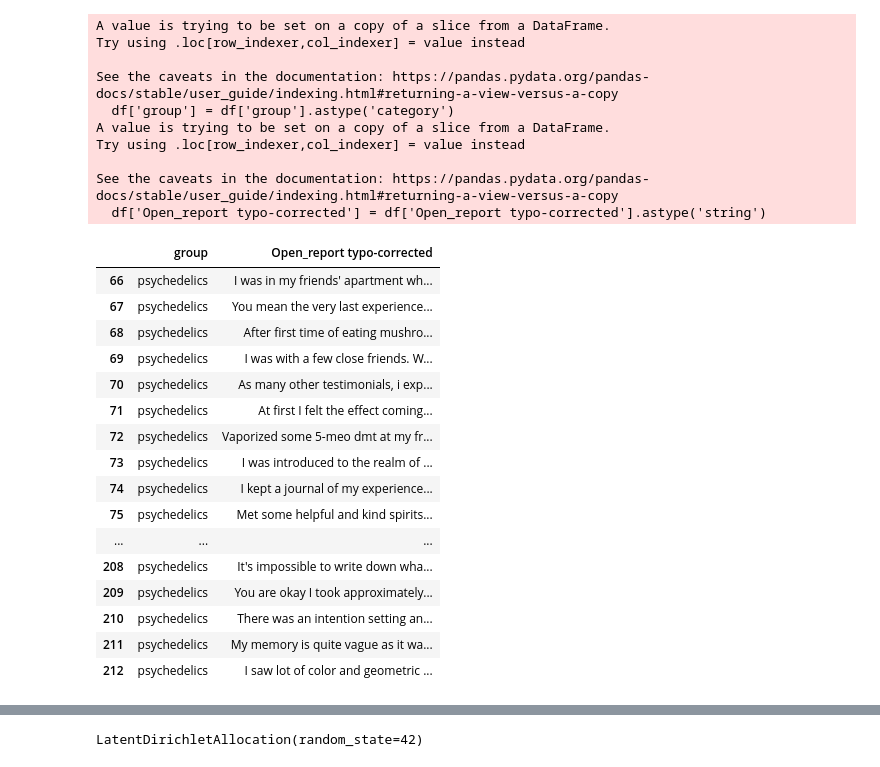
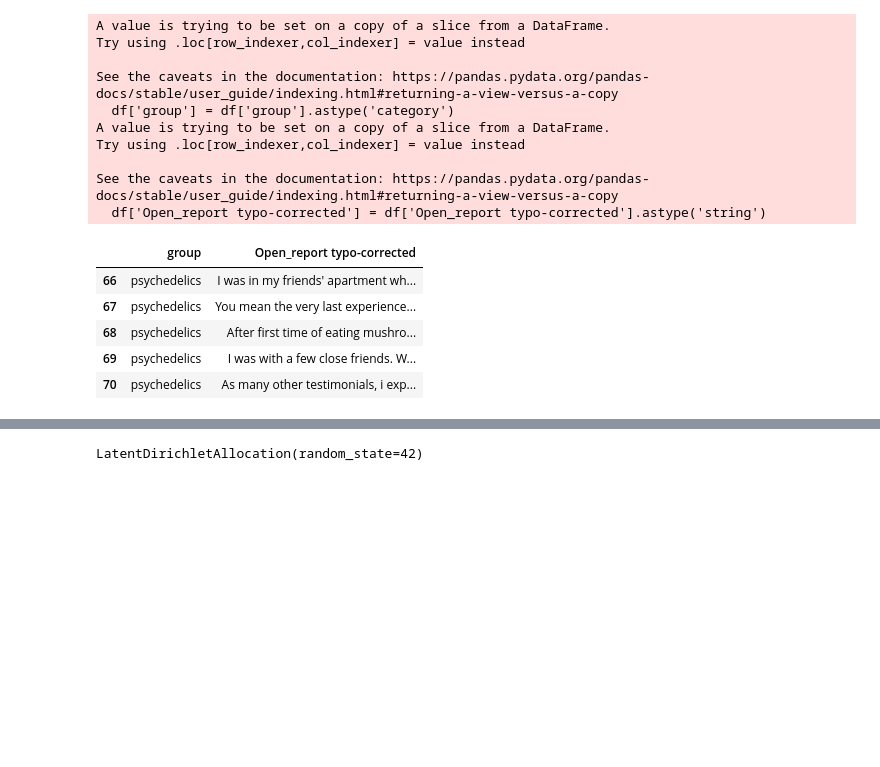
Before and after one commit to konstakm/psychedelics_vs_meditation_nlp, a Jupyter notebook: thesis analysis.ipynb, the cells around one changed output, grey strips where cells are left out. Saved outputs shown, nothing was run; the diff lists cells and outputs as text; code cells hidden in the pictures; blank space fills up the shorter version.

```diff
--- a/thesis analysis.ipynb
+++ b/thesis analysis.ipynb
@@ -185,7 +161,7 @@ lda_model.show_topics()
 # %% [markdown]
 # New round with spell-corrected data including sentiment analysis
 # %%
-df = pd.read_csv('Thesis_ Fixing typos for aggregated survey data (latest version) - Sheet1.csv')
+df = pd.read_csv('survey data.csv')
 
 df
 # %% [output]
@@ -253,31 +230,19 @@ Try using .loc[row_indexer,col_indexer] = value instead
 See the caveats in the documentation: https://pandas.pydata.org/pandas-docs/stable/user_guide/indexing.html#returning-a-view-versus-a-copy
   df['Open_report typo-corrected'] = df['Open_report typo-corrected'].astype('string')
 # %%
-# Differentiating between the psychedelics and meditation groups
+# Creating separate dataframes for psychedelics and meditation groups
 
 psyke = df[df['group']=='psychedelics']
-#psyke['Open_report'] = psyke['Open_report'].astype(str)
 
 medi = df[df['group']=='meditation']
-#medi['Open_report'] = medi['Open_report'].astype(str)
 
-psyke
+
+psyke.head(5)
 # %% [output]
 |  | group | Open_report typo-corrected |
 | 66 | psychedelics | I was in my friends' apartment wh... |
 | 67 | psychedelics | You mean the very last experience... |
 | 68 | psychedelics | After first time of eating mushro... |
 | 69 | psychedelics | I was with a few close friends. W... |
 | 70 | psychedelics | As many other testimonials, i exp... |
-| 71 | psychedelics | At first I felt the effect coming... |
-| 72 | psychedelics | Vaporized some 5-meo dmt at my fr... |
-| 73 | psychedelics | I was introduced to the realm of ... |
-| 74 | psychedelics | I kept a journal of my experience... |
-| 75 | psychedelics | Met some helpful and kind spirits... |
-| ... | ... | ... |
-| 208 | psychedelics | It's impossible to write down wha... |
-| 209 | psychedelics | You are okay I took approximately... |
-| 210 | psychedelics | There was an intention setting an... |
-| 211 | psychedelics | My memory is quite vague as it wa... |
-| 212 | psychedelics | I saw lot of color and geometric ... |
 # %%
```
Also changed, not shown: parts of 31 cells of this notebook, 3 other files.
